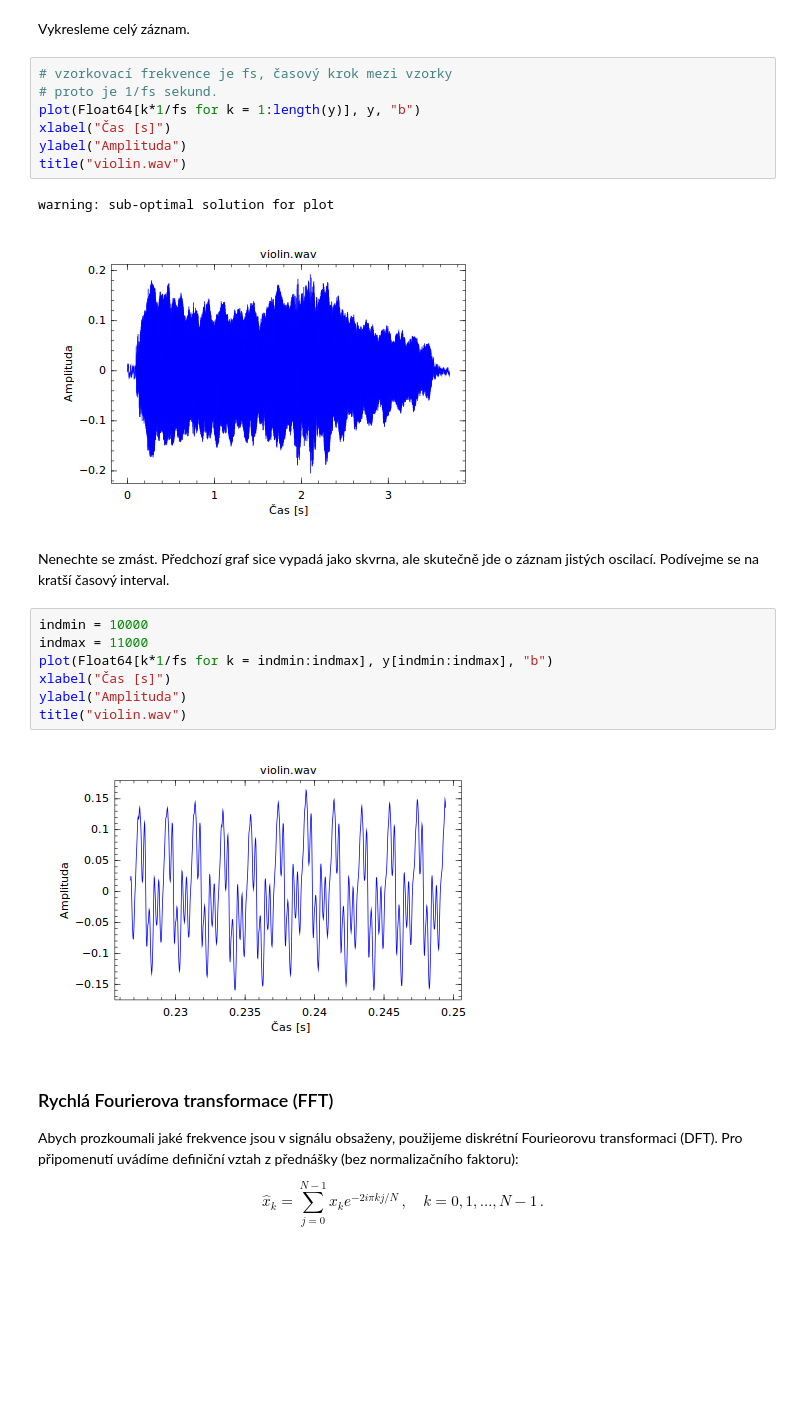
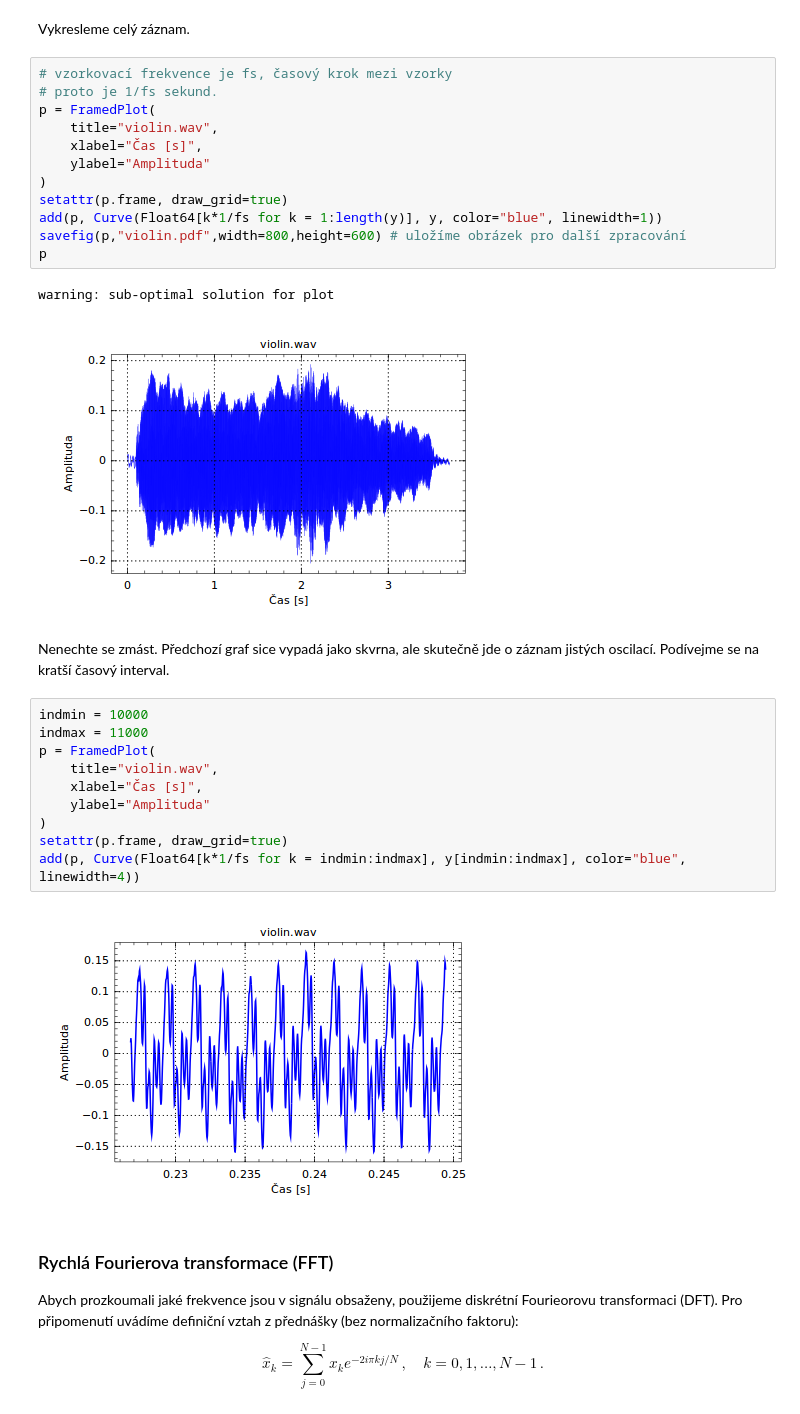
Before and after one commit to kalvotom/julia-examples, a Jupyter notebook: fourier/spectrum.ipynb, the cells around one changed output. Saved outputs shown, nothing was run; the diff lists cells and outputs as text; blank space fills up the shorter version.

```diff
--- a/fourier/spectrum.ipynb
+++ b/fourier/spectrum.ipynb
@@ -46,24 +46,32 @@ Vykresleme celý záznam.
 # %%
 # vzorkovací frekvence je fs, časový krok mezi vzorky
 # proto je 1/fs sekund.
-plot(Float64[k*1/fs for k = 1:length(y)], y, "b")
-xlabel("Čas [s]")
-ylabel("Amplituda")
-title("violin.wav")
+p = FramedPlot(
+    title="violin.wav",
+    xlabel="Čas [s]",
+    ylabel="Amplituda"
+)
+setattr(p.frame, draw_grid=true)
+add(p, Curve(Float64[k*1/fs for k = 1:length(y)], y, color="blue", linewidth=1))
+savefig(p,"violin.pdf",width=800,height=600) # uložíme obrázek pro další zpracování
+p
 # %% [output]
 warning: sub-optimal solution for plot
-[figure, old version]
+[figure, new version]
 # %% [markdown]
 Nenechte se zmást. Předchozí graf sice vypadá jako skvrna, ale skutečně jde o záznam jistých oscilací. Podívejme se na kratší časový interval.
 # %%
 indmin = 10000
 indmax = 11000
-plot(Float64[k*1/fs for k = indmin:indmax], y[indmin:indmax], "b")
-xlabel("Čas [s]")
-ylabel("Amplituda")
-title("violin.wav")
+p = FramedPlot(
+    title="violin.wav",
+    xlabel="Čas [s]",
+    ylabel="Amplituda"
+)
+setattr(p.frame, draw_grid=true)
+add(p, Curve(Float64[k*1/fs for k = indmin:indmax], y[indmin:indmax], color="blue", linewidth=4))
 # %% [output]
-[figure, old version]
+[figure, new version]
 # %% [markdown]
 ### Rychlá Fourierova transformace (FFT)
 
```
Also changed, not shown: parts of 7 cells of this notebook, 1 other file.
